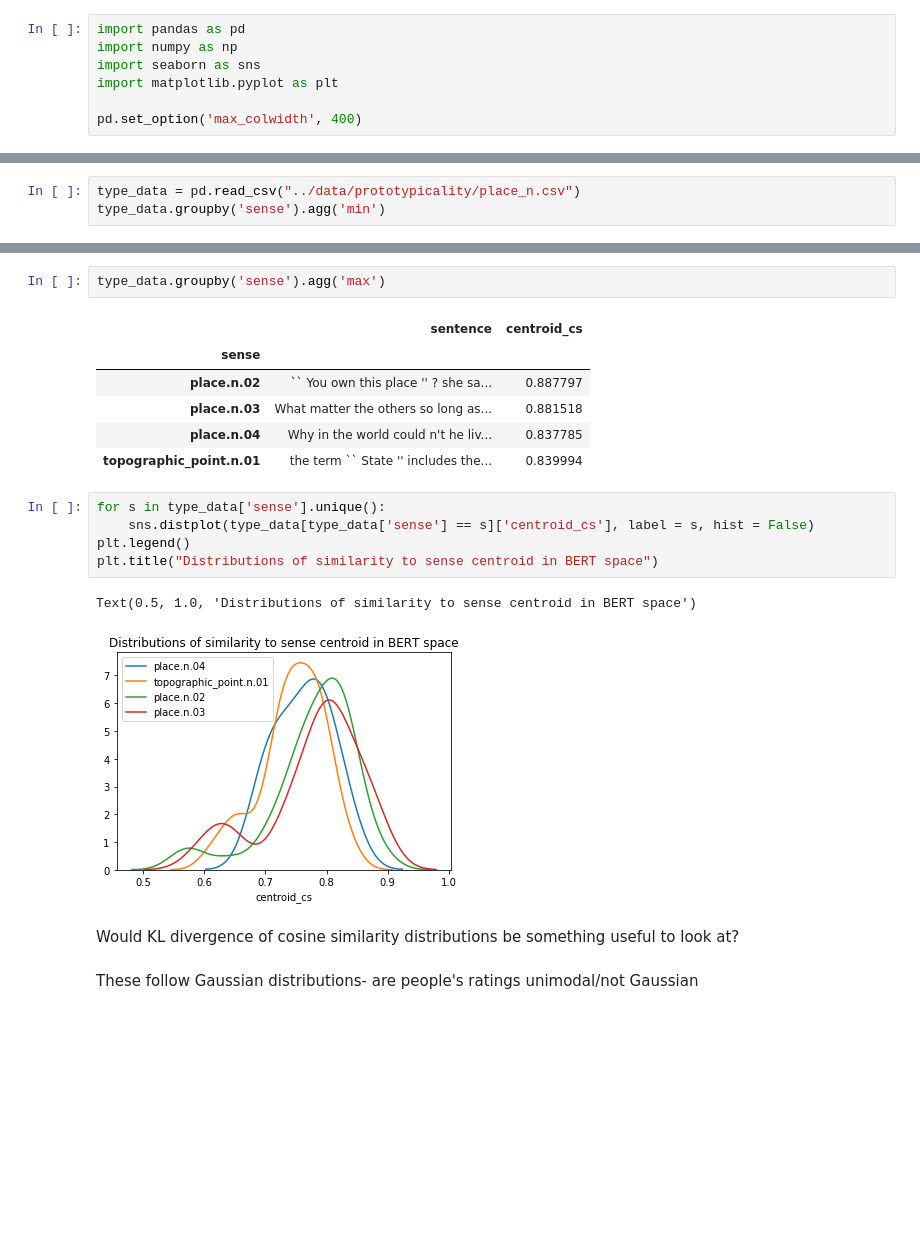
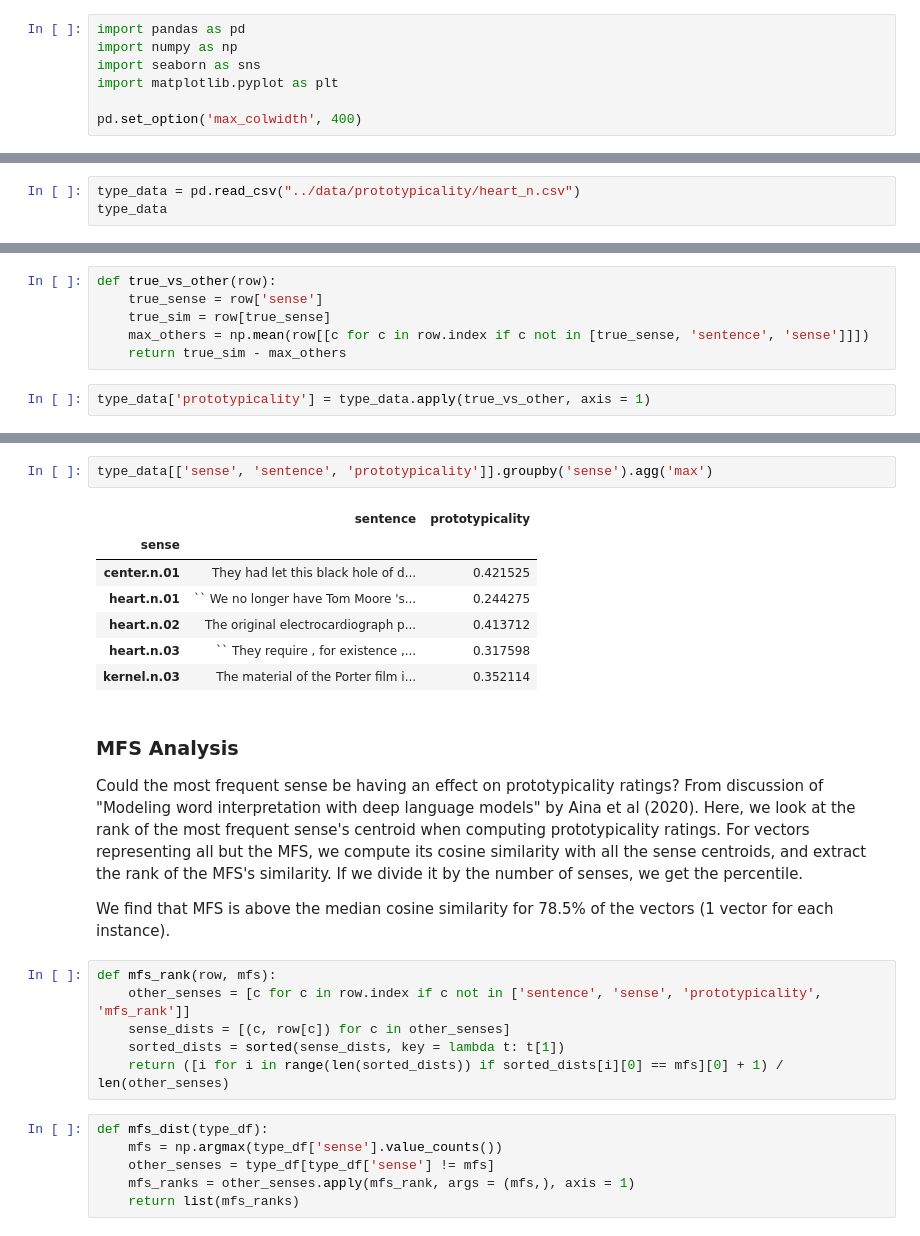
Before and after one commit to sathvikn/bert-wordsense, a Jupyter notebook: codebase/notebooks/prototypicality_eda.ipynb, the cells around one changed output, grey strips where cells are left out. Drawn from its saved outputs; the diff is of its cells as text; blank space fills up the shorter version.

Commit message:
mfs analysis

```diff
--- a/codebase/notebooks/prototypicality_eda.ipynb
+++ b/codebase/notebooks/prototypicality_eda.ipynb
@@ -8,4 +29,4 @@ pd.set_option('max_colwidth', 400)
 # %%
-type_data = pd.read_csv("../data/prototypicality/place_n.csv")
-type_data.groupby('sense').agg('min')
+type_data = pd.read_csv("../data/prototypicality/heart_n.csv")
+type_data
 # %% [output]
@@ -17,0 +46,8 @@ type_data.groupby('sense').agg('min')
+# %%
+def true_vs_other(row):
+    true_sense = row['sense']
+    true_sim = row[true_sense]
+    max_others = np.mean(row[[c for c in row.index if c not in [true_sense, 'sentence', 'sense']]])
+    return true_sim - max_others
+# %%
+type_data['prototypicality'] = type_data.apply(true_vs_other, axis = 1)
@@ -18,21 +64,28 @@ type_data.groupby('sense').agg('min')
 # %%
-type_data.groupby('sense').agg('max')
+type_data[['sense', 'sentence', 'prototypicality']].groupby('sense').agg('max')
 # %% [output]
-|  | sentence | centroid_cs |
+|  | sentence | prototypicality |
 | sense |  |  |
-| place.n.02 | `` You own this place '' ? she sa... | 0.887797 |
-| place.n.03 | What matter the others so long as... | 0.881518 |
-| place.n.04 | Why in the world could n't he liv... | 0.837785 |
-| topographic_point.n.01 | the term `` State '' includes the... | 0.839994 |
+| center.n.01 | They had let this black hole of d... | 0.421525 |
+| heart.n.01 | `` We no longer have Tom Moore 's... | 0.244275 |
+| heart.n.02 | The original electrocardiograph p... | 0.413712 |
+| heart.n.03 | `` They require , for existence ,... | 0.317598 |
+| kernel.n.03 | The material of the Porter film i... | 0.352114 |
-# %%
-for s in type_data['sense'].unique():
-    sns.distplot(type_data[type_data['sense'] == s]['centroid_cs'], label = s, hist = False)
-plt.legend()
-plt.title("Distributions of similarity to sense centroid in BERT space")
-# %% [output]
-Text(0.5, 1.0, 'Distributions of similarity to sense centroid in BERT space')
-[figure, removed]
-# %% [markdown]
-Would KL divergence of cosine similarity distributions be something useful to look at?
-# %% [markdown]
-These follow Gaussian distributions- are people's ratings unimodal/not Gaussian
+# %% [markdown]
+### MFS Analysis
+
+Could the most frequent sense be having an effect on prototypicality ratings? From discussion of "Modeling word interpretation with deep language models" by Aina et al (2020). Here, we look at the rank of the most frequent sense's centroid when computing prototypicality ratings. For vectors representing all but the MFS, we compute its cosine similarity with all the sense centroids, and extract the rank of the MFS's similarity. If we divide it by the number of senses, we get the percentile.
+
+We find that MFS is above the median cosine similarity for 78.5% of the vectors (1 vector for each instance).
+# %%
+def mfs_rank(row, mfs):
+    other_senses = [c for c in row.index if c not in ['sentence', 'sense', 'prototypicality', 'mfs_rank']]
+    sense_dists = [(c, row[c]) for c in other_senses]
+    sorted_dists = sorted(sense_dists, key = lambda t: t[1])
+    return ([i for i in range(len(sorted_dists)) if sorted_dists[i][0] == mfs][0] + 1) / len(other_senses)
+# %%
+def mfs_dist(type_df):
+    mfs = np.argmax(type_df['sense'].value_counts())
+    other_senses = type_df[type_df['sense'] != mfs]
+    mfs_ranks = other_senses.apply(mfs_rank, args = (mfs,), axis = 1)
+    return list(mfs_ranks)
```
Also changed, not shown: parts of 6 cells of this notebook.
